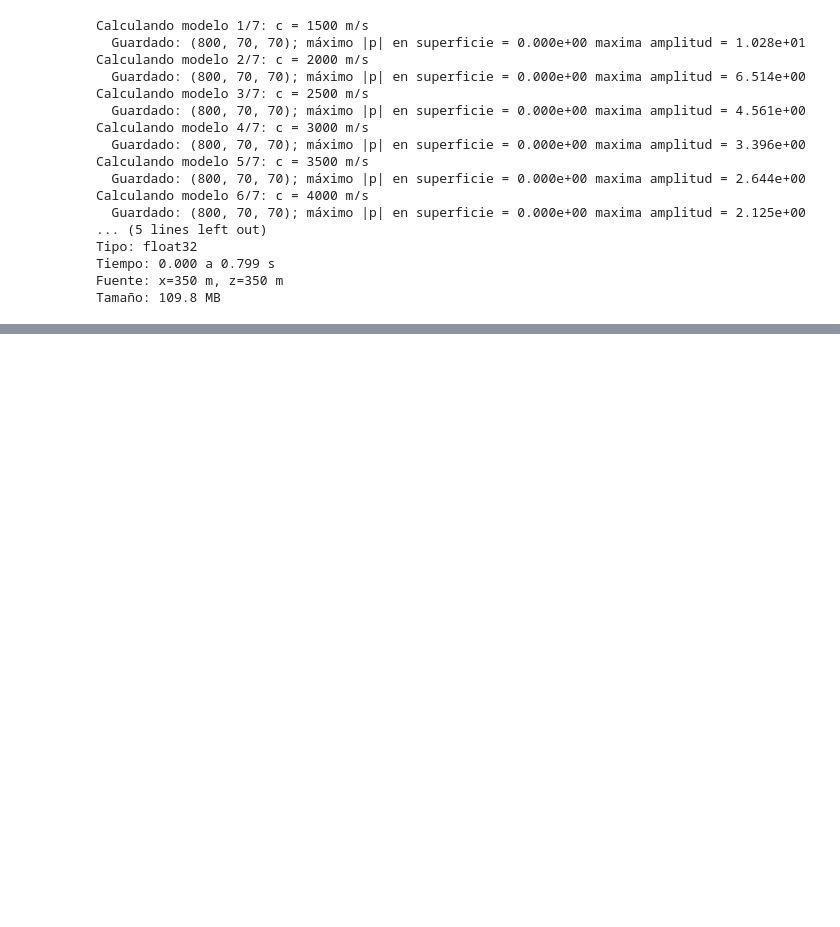
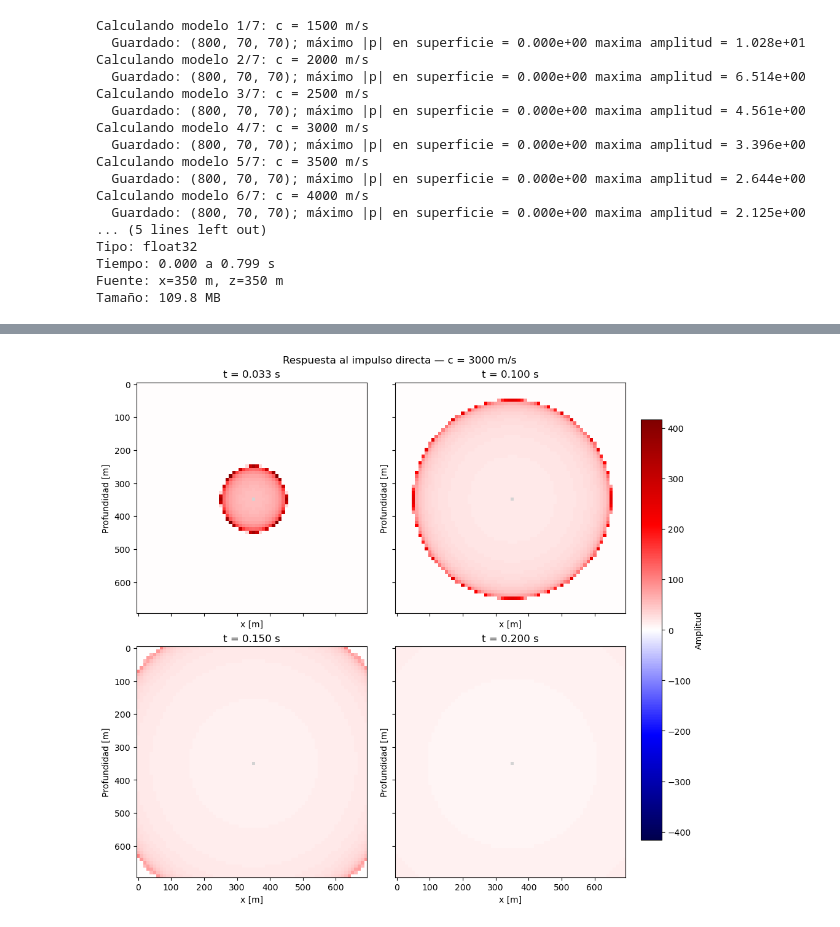
Before and after one commit to Konat23/DeepONet_AWP, a Jupyter notebook: src/01_Analytic/Analytical.ipynb, the cells around one changed output, grey strips where cells are left out. Cells and saved outputs as stored; diff of their text form; code cells hidden in the pictures; blank space fills up the shorter version.

```diff
--- a/src/01_Analytic/Analytical.ipynb
+++ b/src/01_Analytic/Analytical.ipynb
@@ -225,0 +379,65 @@ Tamaño: 109.8 MB
+# %%
+import numpy as np
+
+# ------------------------------------------------------------
+# 1. Modelo y distancias a la fuente
+# ------------------------------------------------------------
+imodel = 3
+c = float(velocities[imodel])
+
+vel_model = np.full((nz, nx), c)
+
+IZ, IX = np.indices((nz, nx))
+r = dh * np.hypot(IX - ix_source, IZ - iz_source)
+
+outside_source = r > 0.0
+arrival = r[outside_source] / c
+
+# ------------------------------------------------------------
+# 2. Respuesta al impulso directa
+#    Promedio temporal de la función de Green en cada intervalo
+# ------------------------------------------------------------
+impulse_cube = np.zeros((nt, nz, nx), dtype=np.float64)
+
+prefactor = source_scale / (2.0 * np.pi * c**2)
+
+for it, time in enumerate(t):
+    # Integral de 1 / sqrt(s**2 - arrival**2):
+    # arccosh(s / arrival), para s > arrival.
+    integral_start = np.arccosh(
+        np.maximum(time / arrival, 1.0)
+    )
+    integral_end = np.arccosh(
+        np.maximum((time + dt) / arrival, 1.0)
+    )
+
+    impulse_cube[it, outside_source] = (
+        prefactor * (integral_end - integral_start) / dt
+    )
+
+# La fuente puntual sigue siendo singular espacialmente.
+impulse_cube[:, iz_source, ix_source] = np.nan
+
+# ------------------------------------------------------------
+# 3. Frames que se quieren visualizar
+# ------------------------------------------------------------
+time_1 = int(round(0.10 / dt))
+time_2 = int(round(0.20 / dt))
+
+# Evita la profundidad de la fuente para las trazas,
+# porque tu función no maneja NaN al normalizarlas.
+z_receiver = 20
+
+# Tu función requiere dos cubos.
+# Repetimos el mismo únicamente para visualizarlo:
+# NO representa una solución por diferencias finitas.
+fig, axes = plot_four_frames(
+    cube=impulse_cube,
+    times=(0.033, 0.10, 0.15, 0.20),
+    dt=dt,
+    dh=dh,
+    title=f"Respuesta al impulso directa — c = {c:g} m/s",
+    # output_file="impulse_four_frames.pdf",
+)
+# %% [output]
+[figure, added]
```
Also changed, not shown: parts of 3 cells of this notebook.
